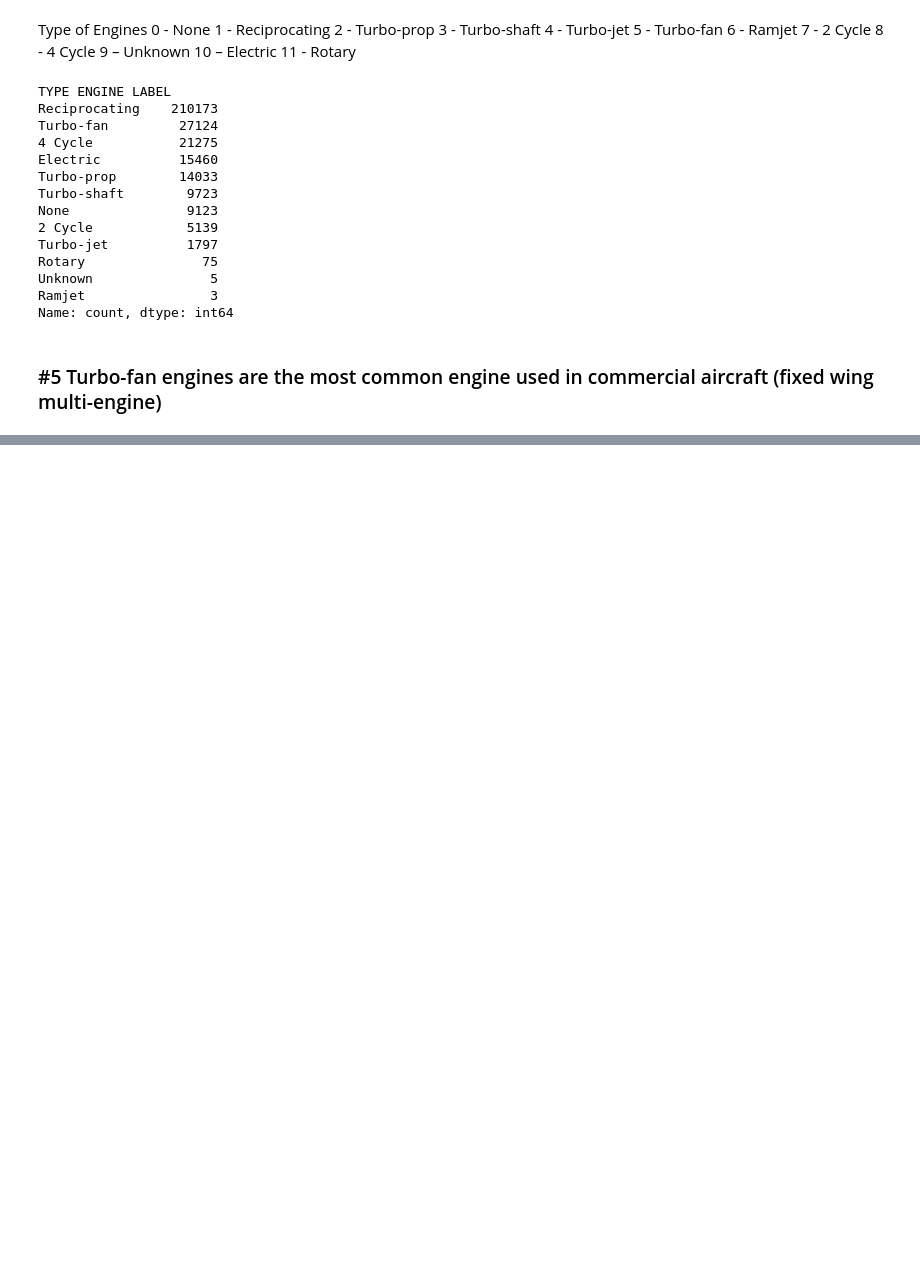
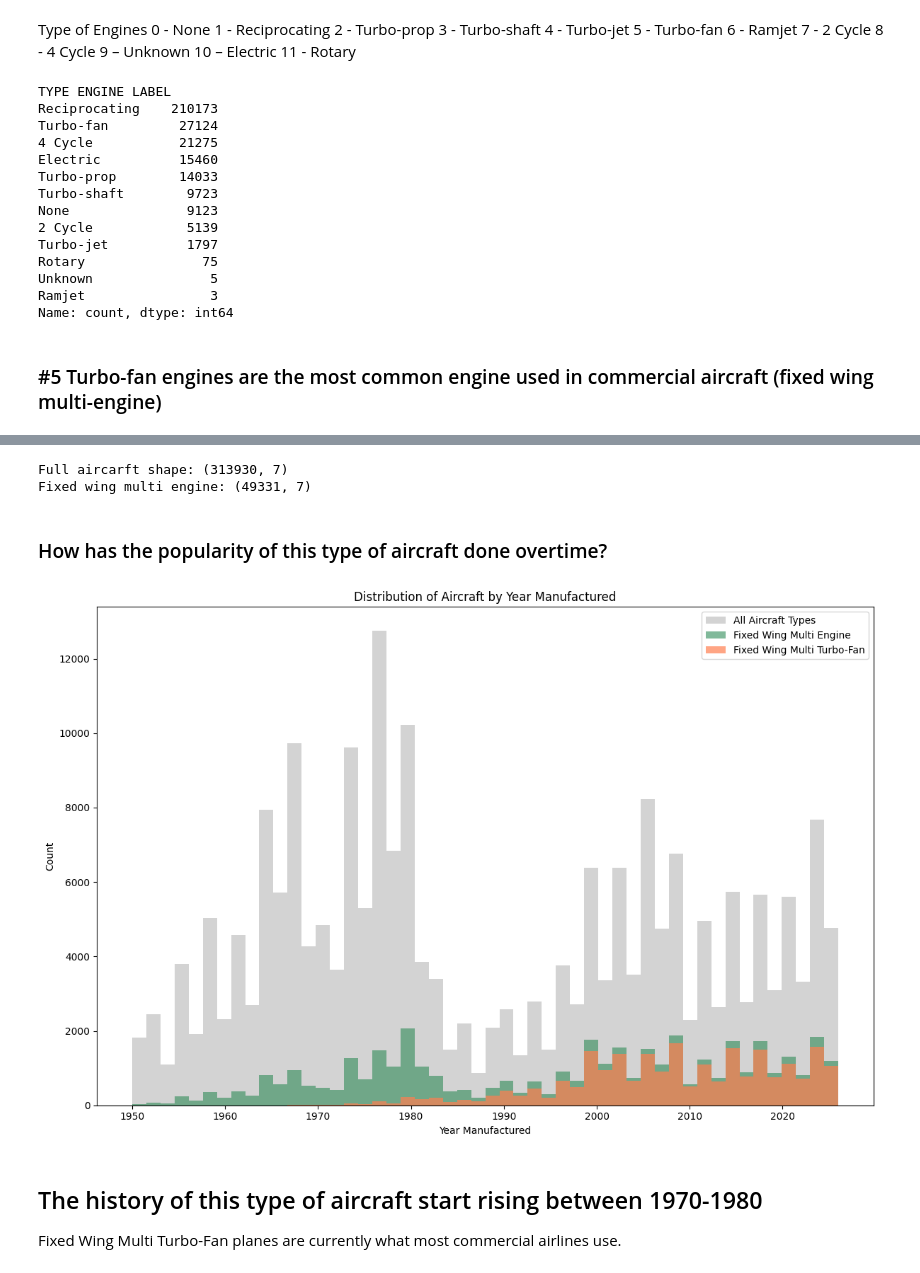
Before and after one commit to UC-Berkeley-I-School/207-Summer26-FinalProject-MLModel, a Jupyter notebook: teammates_notebook/justin_data_cleaning.ipynb, the cells around one changed output, grey strips where cells are left out. Cells and saved outputs as stored; diff of their text form; code cells hidden in the pictures; blank space fills up the shorter version.

```diff
--- a/teammates_notebook/justin_data_cleaning.ipynb
+++ b/teammates_notebook/justin_data_cleaning.ipynb
@@ -514,0 +573,36 @@ Name: count, dtype: int64
+# %%
+# what is the shape of our fixed wing multi engine subset of aircraft
+print("Full aircarft shape:", aircraft.shape)
+print("Fixed wing multi engine:", fixed_wing_multi.shape)
+# %% [output]
+Full aircarft shape: (313930, 7)
+Fixed wing multi engine: (49331, 7)
+# %% [markdown]
+### How has the popularity of this type of aircraft done overtime?
+# %%
+# let's compare the fixed wing multi engine aircraft to others by year manufactured
+fig, ax = plt.subplots(figsize=(12, 8))
+
+# let's add the entire aircraft data to the graph
+ax.hist(aircraft['YEAR MFR'].dropna(), bins=50, color='lightgrey', label='All Aircraft Types')
+
+# let's show the fixed wing multi engine as green again
+ax.hist(fixed_wing_multi['YEAR MFR'].dropna(), bins=50, color='seagreen', label='Fixed Wing Multi Engine', alpha=0.6)
+
+# and last, the fixed wing multi engine turbo-fan
+fixed_wing_turbofan = fixed_wing_multi[fixed_wing_multi['TYPE ENGINE LABEL'] == 'Turbo-fan']
+ax.hist(fixed_wing_turbofan['YEAR MFR'].dropna(), bins=50, color='coral', label='Fixed Wing Multi Turbo-Fan', alpha=0.7)
+
+# label the graph for readability
+ax.set_title('Distribution of Aircraft by Year Manufactured')
+ax.set_xlabel('Year Manufactured')
+ax.set_ylabel('Count')
+ax.legend()
+
+plt.tight_layout()
+plt.show()
+# %% [output]
+[figure, added]
+# %% [markdown]
+## The history of this type of aircraft start rising between 1970-1980
+Fixed Wing Multi Turbo-Fan planes are currently what most commercial airlines use.
```
Also changed, not shown: parts of 5 cells of this notebook.
